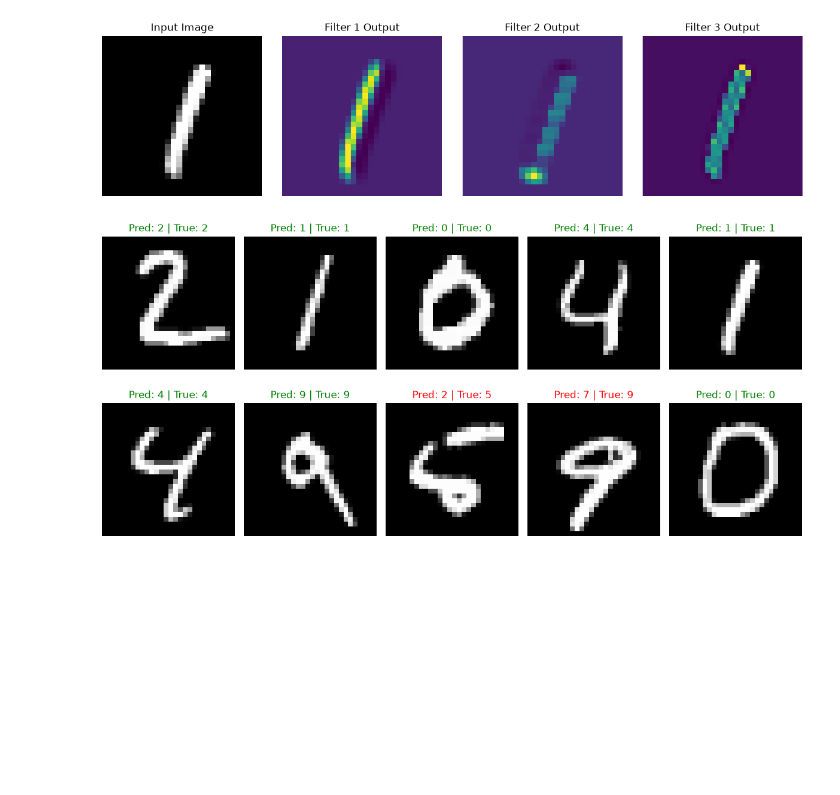
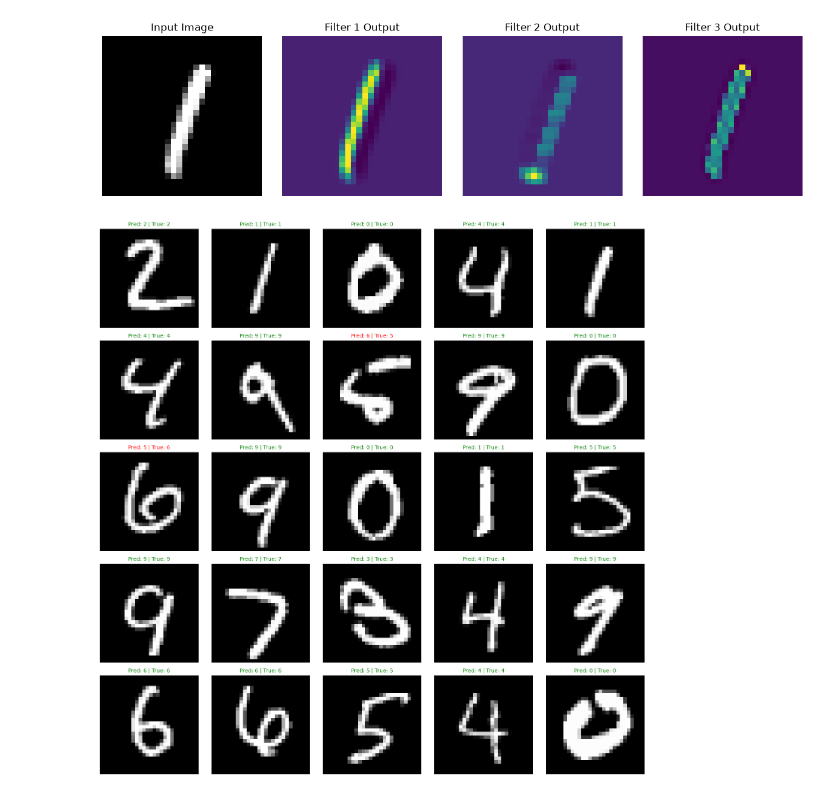
Before and after one commit to op-poyo/ai_from_scratch, a Jupyter notebook: cnn_from_scratch.ipynb, the cells around one changed output. Cells and saved outputs as stored; diff of their text form; code cells hidden in the pictures; blank space fills up the shorter version.

Commit message:
more visualisation

```diff
--- a/cnn_from_scratch.ipynb
+++ b/cnn_from_scratch.ipynb
@@ -268,35 +268,47 @@ for i in range(5):
 [figure]
 [figure]
 # %%
-def plot_prediction_samples(model, kernels, test_x, test_y, num_samples=10):
-    fig, axes = plt.subplots(2, 5, figsize=(12, 6))
-    axes = axes.flatten()
+def plot_prediction_samples(model, kernels, test_x, test_y, num_samples=20, cols=5):
+    # Calculate required rows dynamically (e.g., 20 samples / 5 cols = 4 rows)
+    rows = math.ceil(num_samples / cols)
+
+    fig, axes = plt.subplots(rows, cols, figsize=(3 * cols, 3 * rows))
+
+    # Ensure axes is a flat array regardless of grid shape
+    if num_samples > 1:
+        axes = axes.flatten()
+    else:
+        axes = [axes]
 
     for i in range(num_samples):
         image, true_label = test_x[i], int(test_y[i])
 
         # Forward pass through Conv -> Relu -> Dense
         feat_maps = [conv_2d_single(image, k, padding=1) for k in kernels]
         acts = [lRelu(fm) for fm in feat_maps]
         conv_flat = np.hstack([a.flatten() for a in acts])
 
         max_val = np.max(np.abs(conv_flat))
-        if max_val > 0: conv_flat = conv_flat / max_val
+        if max_val > 0:
+            conv_flat = conv_flat / max_val
 
         preds = model.forward(conv_flat.tolist())
         pred_label = preds.index(max(preds))
 
         # Plot image
         axes[i].imshow(image.reshape(28, 28), cmap='gray')
 
         # Green if correct, Red if misclassified
         color = 'green' if pred_label == true_label else 'red'
-        axes[i].set_title(f"Pred: {pred_label} | True: {true_label}", color=color)
+        axes[i].set_title(f"Pred: {pred_label} | True: {true_label}", color=color, fontsize=10)
         axes[i].axis('off')
+
+    for j in range(num_samples, len(axes)):
+        axes[j].axis('off')
 
     plt.tight_layout()
     plt.show()
 
-plot_prediction_samples(model, kernels, test_x, test_y)
+plot_prediction_samples(model, kernels, test_x, test_y, num_samples=25, cols=5)
 # %% [output]
-[figure, old version]
+[figure, new version]
```
Also changed, not shown: parts of 1 cell of this notebook.
